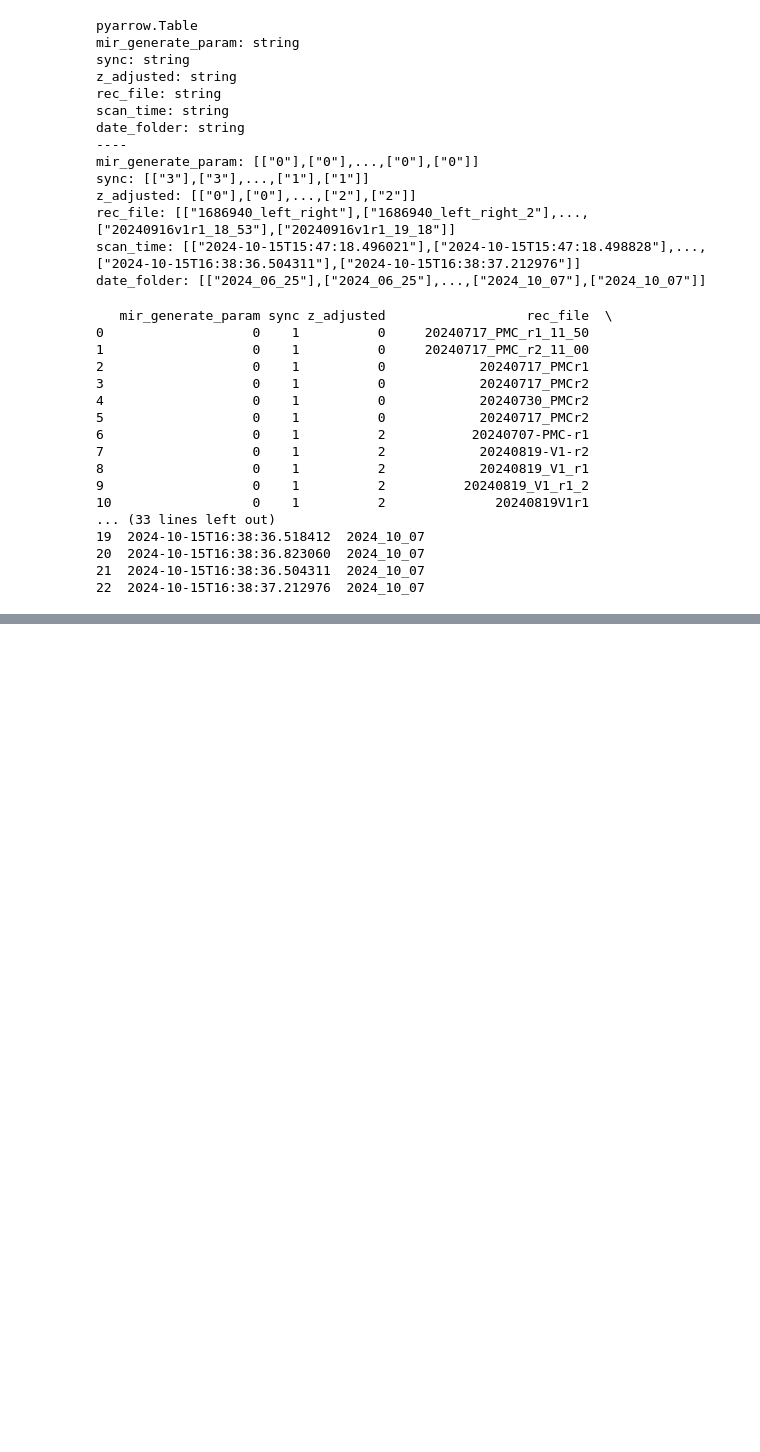
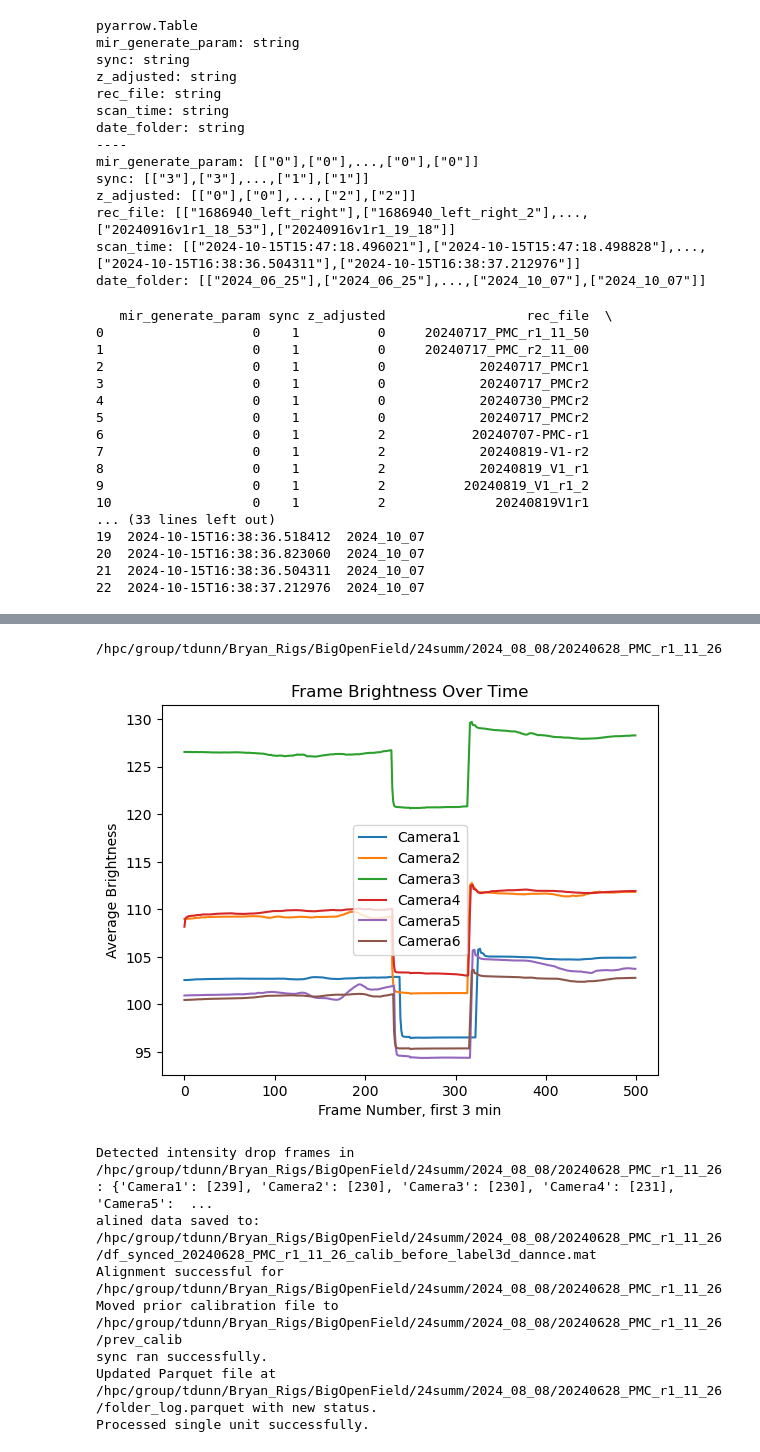
Before and after one commit to gadsfly/BBOP, a Jupyter notebook: scan_engine/scan_engine_parque_sep/ssh_exe_encoded_sacn_pqesue_sep.ipynb, the cells around one changed output, grey strips where cells are left out. Cells and saved outputs as stored; diff of their text form; code cells hidden in the pictures; blank space fills up the shorter version.

```diff
--- a/scan_engine/scan_engine_parque_sep/ssh_exe_encoded_sacn_pqesue_sep.ipynb
+++ b/scan_engine/scan_engine_parque_sep/ssh_exe_encoded_sacn_pqesue_sep.ipynb
@@ -626 +633,50 @@ print(filtered_table_for_sync.to_pandas())  # This will display the filtered dat
+# %%
+import pyarrow.compute as pc
+table = combined_df
+# Filter mir_generate_param == 0 and sync != 3
+filter_mask = pc.and_(
+    pc.equal(table['mir_generate_param'], '1'),
+    # pc.not_equal(table['sync'], '3'),
+    pc.equal(table['sync'], '0')
+)
+
+# Apply the filter and print the results
+filtered_table_for_sync = table.filter(filter_mask) # seems that one can just be here. other wise filter mask or something.
+
+# Print each row of the filtered table
+print(filtered_table_for_sync.to_pandas())  # This will display the filtered data in a familiar pandas-like format
+# %%
+def process_single_unit(filtered_table, base_folder):
+    # Convert PyArrow table to pandas DataFrame
+    filtered_df = filtered_table.to_pandas()
+
+    if filtered_df.empty:
+        print("No data to process.")
+        return
+
+    # Select the first row to process
+    first_row = filtered_df.iloc[0]
+
+    try:
+        # Convert the first row (a pandas Series) to a dictionary
+        process_unit_and_update_status(first_row.to_dict(), base_folder)
+        print("Processed single unit successfully.")
+    except Exception as e:
+        print(f"Error in processing single unit: {e}")
+
+# Example function call for testing a single unit
+# filtered_table_for_sync = [...]  # Your filtered PyArrow table here
+# base_folder = '/path/to/your/base_folder'
+
+process_single_unit(filtered_table_for_sync, base_folder)
+# %% [output]
+/hpc/group/tdunn/Bryan_Rigs/BigOpenField/24summ/2024_08_08/20240628_PMC_r1_11_26
+[figure, added]
+Detected intensity drop frames in /hpc/group/tdunn/Bryan_Rigs/BigOpenField/24summ/2024_08_08/20240628_PMC_r1_11_26: {'Camera1': [239], 'Camera2': [230], 'Camera3': [230], 'Camera4': [231], 'Camera5':  ...
+alined data saved to: /hpc/group/tdunn/Bryan_Rigs/BigOpenField/24summ/2024_08_08/20240628_PMC_r1_11_26/df_synced_20240628_PMC_r1_11_26_calib_before_label3d_dannce.mat
+Alignment successful for /hpc/group/tdunn/Bryan_Rigs/BigOpenField/24summ/2024_08_08/20240628_PMC_r1_11_26
+Moved prior calibration file to /hpc/group/tdunn/Bryan_Rigs/BigOpenField/24summ/2024_08_08/20240628_PMC_r1_11_26/prev_calib
+sync ran successfully.
+Updated Parquet file at /hpc/group/tdunn/Bryan_Rigs/BigOpenField/24summ/2024_08_08/20240628_PMC_r1_11_26/folder_log.parquet with new status.
+Processed single unit successfully.
 # %%
```
Also changed, not shown: parts of 5 cells of this notebook, 2 other files.
